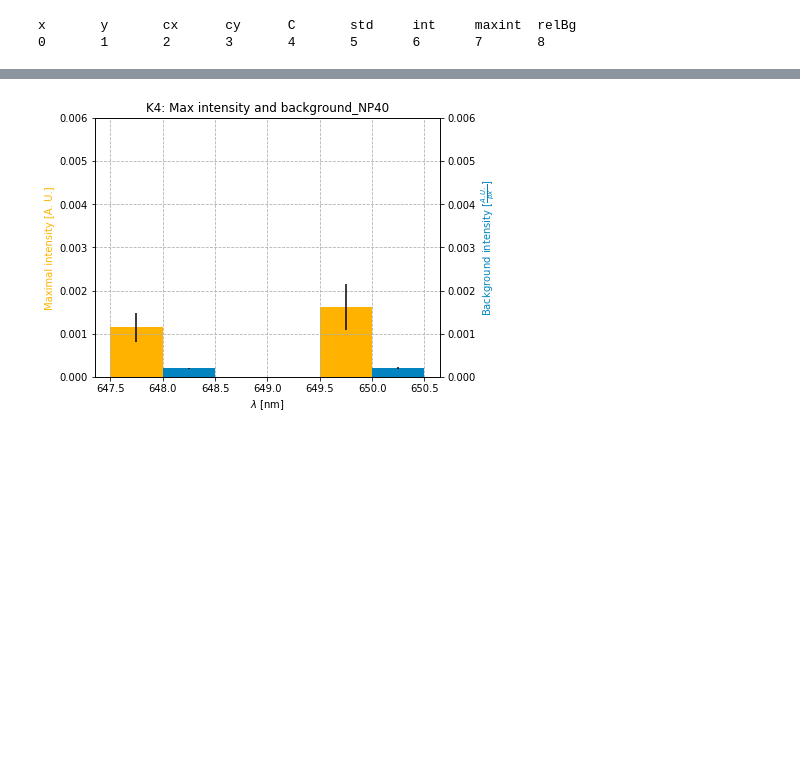
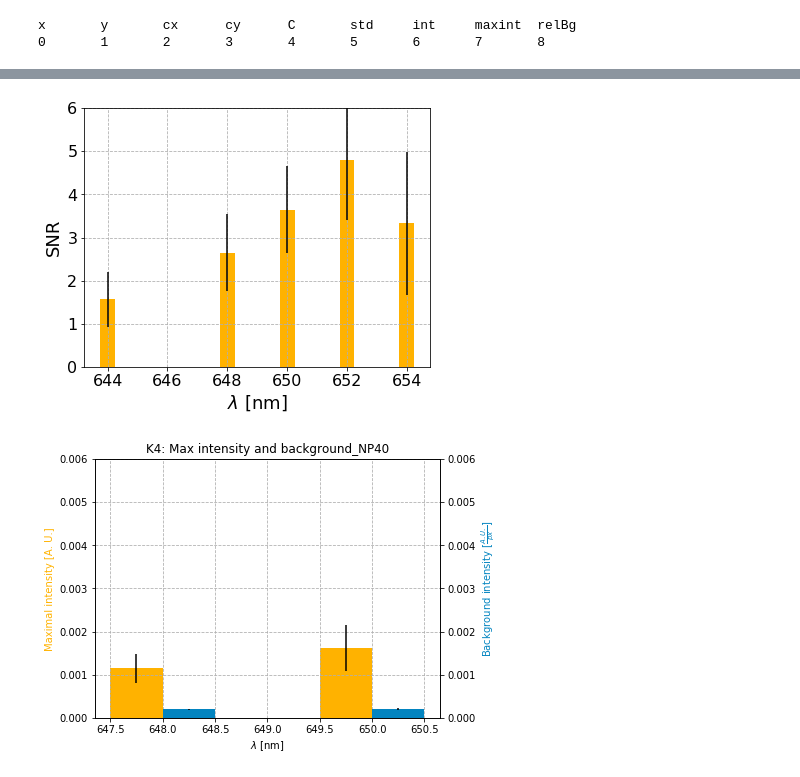
Before and after one commit to Yennda/spr_microscopy, a Jupyter notebook: jup_np_K4-02.ipynb, the cells around one changed output, grey strips where cells are left out. Cells and saved outputs as stored; diff of their text form; code cells hidden in the pictures; blank space fills up the shorter version.

```diff
--- a/jup_np_K4-02.ipynb
+++ b/jup_np_K4-02.ipynb
@@ -30,12 +30,12 @@ folder=main_folder+'19_09_10_K4/export_np/'
 # nm=[7, 6, 5, 4, 3, 2, 8, 9]
 # nm=[6 ,4, 3, 2, 8]
 
-# NP=80
-# nm=[16, 15, 14, 12, 13]
-NP=60
-nm=[22, 21, 20, 19, 18]
-NP=40
-nm=[27 ,26]
+NP=80
+nm=[16, 15, 14, 12, 13]
+# NP=60
+# nm=[22, 21, 20, 19, 18]
+# NP=40
+# nm=[27 ,26]
 
 
 
@@ -78,3 +87,38 @@ n= 10   2.6     2.0     1.01    1.51    0.62    0.00003 0.00408 0.00053 0.00002
+# %%
+wls=[644, 648, 650, 652, 654]
+data1=[d[6] for d in data]
+data1_std=[d[6] for d in data_std]
+data2=[d[8] for d in data]
+data2_std=[d[8] for d in data_std]
+area=[d[0]*d[1]/2.93**2 for d in data]
+
+data3=[data1[i]/area[i] for i in range(len(data1))]
+data3_std=[data1_std[i]/area[i] for i in range(len(data1_std))]
+
+
+w=0.5
+
+fig = plt.figure()
+axes = fig.add_axes([0.1, 0.1, 0.8, 0.9])
+axes.grid(linestyle='--')
+
+for item in axes.get_xticklabels()+axes.get_yticklabels():
+    item.set_fontsize(16)
+
+# title='Signal-to-noise ratio'
+# axes.set_title(name+': '+title)
+axes.set_xlabel('$\lambda$ [nm]', fontsize=18)
+axes.set_ylabel('SNR', fontsize=18)
+axes.set_ylim([0, 6])
+
+
+# axes.legend(loc=2)
+
+axes.bar([s for s in wls], data_stnr, w, yerr=data_stnr_std, color=yellow,label='y')
+# axesI.bar([s+w/2 for s in wls], data2, w, yerr=data2_std, color=blue,label='y')
+fig.savefig(folder+'plots/'+title.replace(' ', '_').lower()+'_'+name+'.png' , dpi=300,  bbox_inches='tight')
+# %% [output]
+[figure, added]
 # %%
 # wls=[640, 644 ,646, 648, 650, 652, 654, 656]
 wls=[644, 648, 650, 652, 654]
```
Also changed, not shown: parts of 1 cell of this notebook, 2 other files.
